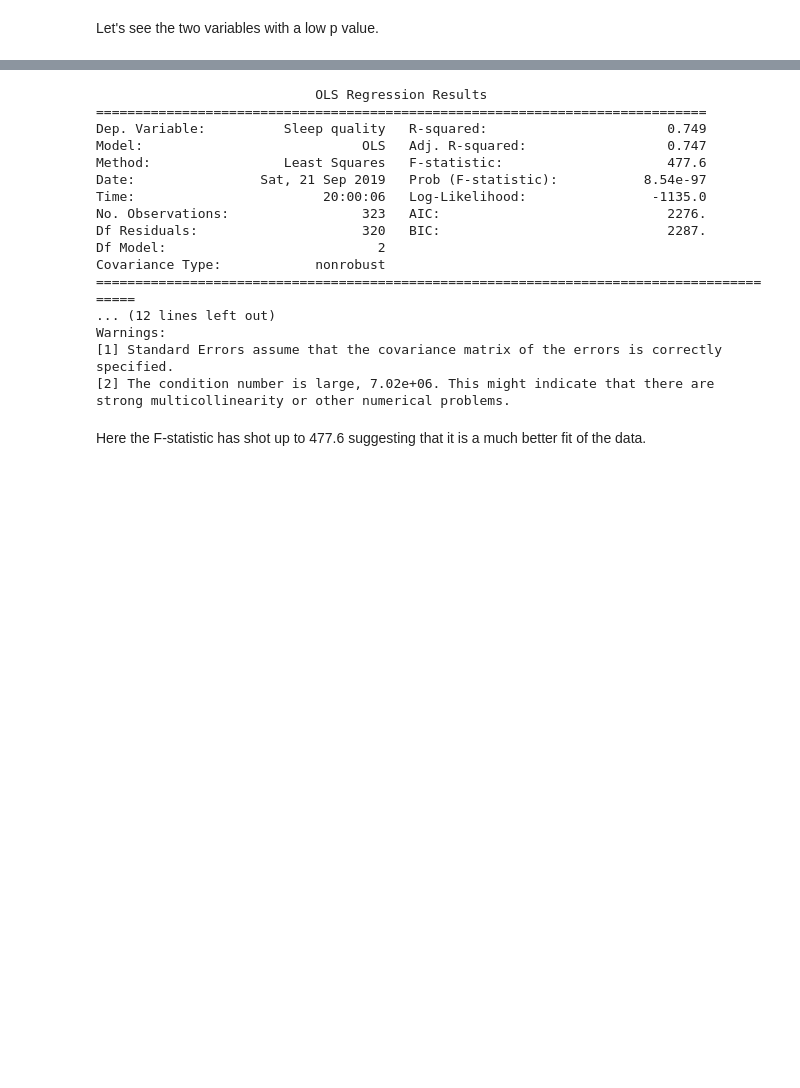
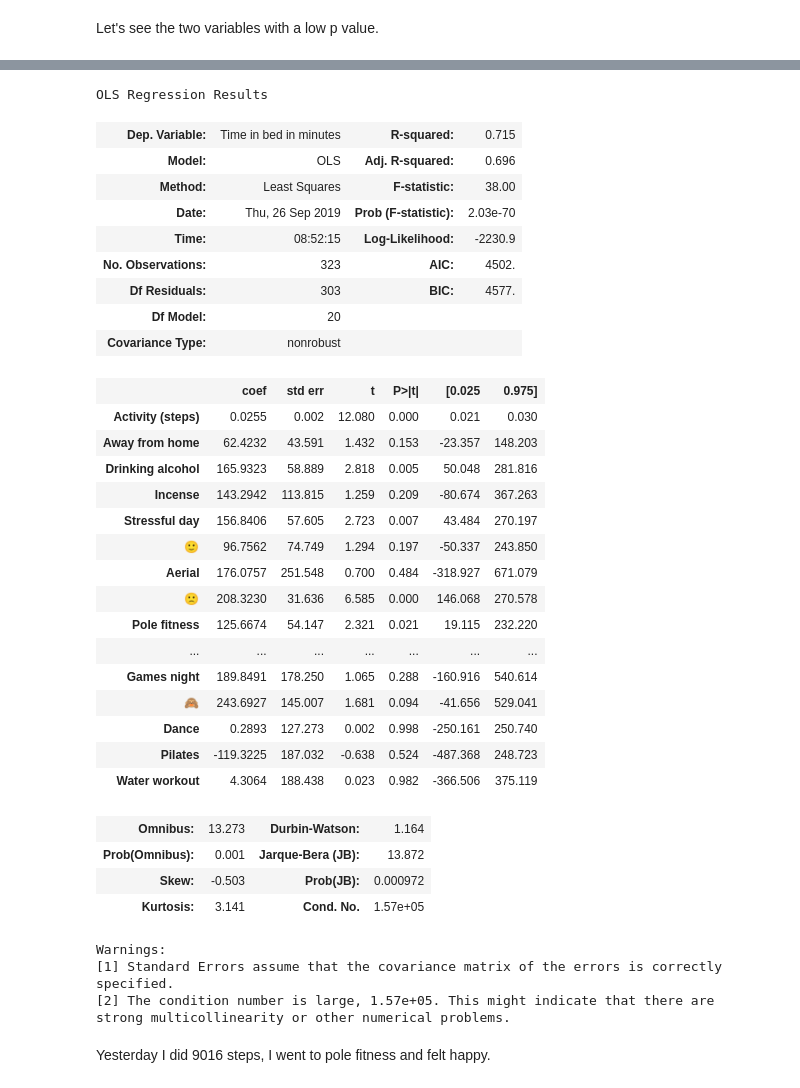
Before and after one commit to JenniferOwen/Practice_sleep_data, a Jupyter notebook: Multiple Linear Regression.ipynb, the cells around one changed output, grey strips where cells are left out. Saved outputs shown, nothing was run; the diff lists cells and outputs as text; code cells hidden in the pictures; blank space fills up the shorter version.

```diff
--- a/Multiple Linear Regression.ipynb
+++ b/Multiple Linear Regression.ipynb
@@ -156,25 +132,55 @@ LinearRegression(copy_X=True, fit_intercept=True, n_jobs=1, normalize=False)
-# %%
-X2 = sm.add_constant(Xs)
-est = sm.OLS(y, X2)
-est2 = est.fit()
-print(est2.summary())
-# %% [output]
-                            OLS Regression Results
-==============================================================================
-Dep. Variable:          Sleep quality   R-squared:                       0.749
-Model:                            OLS   Adj. R-squared:                  0.747
-Method:                 Least Squares   F-statistic:                     477.6
-Date:                Sat, 21 Sep 2019   Prob (F-statistic):           8.54e-97
-Time:                        20:00:06   Log-Likelihood:                -1135.0
-No. Observations:                 323   AIC:                             2276.
-Df Residuals:                     320   BIC:                             2287.
-Df Model:                           2
-Covariance Type:            nonrobust
-==========================================================================================
-... (12 lines left out)
-Warnings:
-[1] Standard Errors assume that the covariance matrix of the errors is correctly specified.
-[2] The condition number is large, 7.02e+06. This might indicate that there are
-strong multicollinearity or other numerical problems.
-# %% [markdown]
-Here the F-statistic has shot up to 477.6 suggesting that it is a much better fit of the data.
+# %%
+#I'm going to drop all the object types as well as factors that I know, could not aid sleep (e.g. heart rate the next morning)
+df.head()
+df_test = df.drop(['Sleep Notes','Sleep quality', 'Bedtime', 'Woke up', 'Date', 'Heart rate', 'Mood (out of 3)', 'Day', 'Month', 'Year'], axis=1)
+Xs = df_test.drop(['Time in bed in minutes'], axis=1)
+y = df_test[['Time in bed in minutes']]
+reg = LinearRegression()
+reg.fit(Xs, y)
+
+from sklearn.linear_model import LinearRegression
+import matplotlib.pyplot as plt
+import numpy as np
+# Note the difference in argument order
+model = sm.OLS(y, Xs).fit()
+predictions = model.predict(Xs) # make the predictions by the model
+
+# Print out the statistics
+model.summary()
+# %% [output]
+OLS Regression Results
+| Dep. Variable: | Time in bed in minutes | R-squared: | 0.715 |
+| Model: | OLS | Adj. R-squared: | 0.696 |
+| Method: | Least Squares | F-statistic: | 38.00 |
+| Date: | Thu, 26 Sep 2019 | Prob (F-statistic): | 2.03e-70 |
+| Time: | 08:52:15 | Log-Likelihood: | -2230.9 |
+| No. Observations: | 323 | AIC: | 4502. |
+| Df Residuals: | 303 | BIC: | 4577. |
+| Df Model: | 20 |  |  |
+| Covariance Type: | nonrobust |  |  |
+|  | coef | std err | t | P>|t| | [0.025 | 0.975] |
+| Activity (steps) | 0.0255 | 0.002 | 12.080 | 0.000 | 0.021 | 0.030 |
+| Away from home | 62.4232 | 43.591 | 1.432 | 0.153 | -23.357 | 148.203 |
+| Drinking alcohol | 165.9323 | 58.889 | 2.818 | 0.005 | 50.048 | 281.816 |
+| Incense | 143.2942 | 113.815 | 1.259 | 0.209 | -80.674 | 367.263 |
+| Stressful day | 156.8406 | 57.605 | 2.723 | 0.007 | 43.484 | 270.197 |
+| 🙂 | 96.7562 | 74.749 | 1.294 | 0.197 | -50.337 | 243.850 |
+| Aerial | 176.0757 | 251.548 | 0.700 | 0.484 | -318.927 | 671.079 |
+| 🙁 | 208.3230 | 31.636 | 6.585 | 0.000 | 146.068 | 270.578 |
+| Pole fitness | 125.6674 | 54.147 | 2.321 | 0.021 | 19.115 | 232.220 |
+| ... | ... | ... | ... | ... | ... | ... |
+| Games night | 189.8491 | 178.250 | 1.065 | 0.288 | -160.916 | 540.614 |
+| 🙈 | 243.6927 | 145.007 | 1.681 | 0.094 | -41.656 | 529.041 |
+| Dance | 0.2893 | 127.273 | 0.002 | 0.998 | -250.161 | 250.740 |
+| Pilates | -119.3225 | 187.032 | -0.638 | 0.524 | -487.368 | 248.723 |
+| Water workout | 4.3064 | 188.438 | 0.023 | 0.982 | -366.506 | 375.119 |
+| Omnibus: | 13.273 | Durbin-Watson: | 1.164 |
+| Prob(Omnibus): | 0.001 | Jarque-Bera (JB): | 13.872 |
+| Skew: | -0.503 | Prob(JB): | 0.000972 |
+| Kurtosis: | 3.141 | Cond. No. | 1.57e+05 |
+Warnings:
+[1] Standard Errors assume that the covariance matrix of the errors is correctly specified.
+[2] The condition number is large, 1.57e+05. This might indicate that there are
+strong multicollinearity or other numerical problems.
+# %% [markdown]
+Yesterday I did 9016 steps, I went to pole fitness and felt happy.
```
Also changed, not shown: parts of 9 cells of this notebook, 5 other files.
